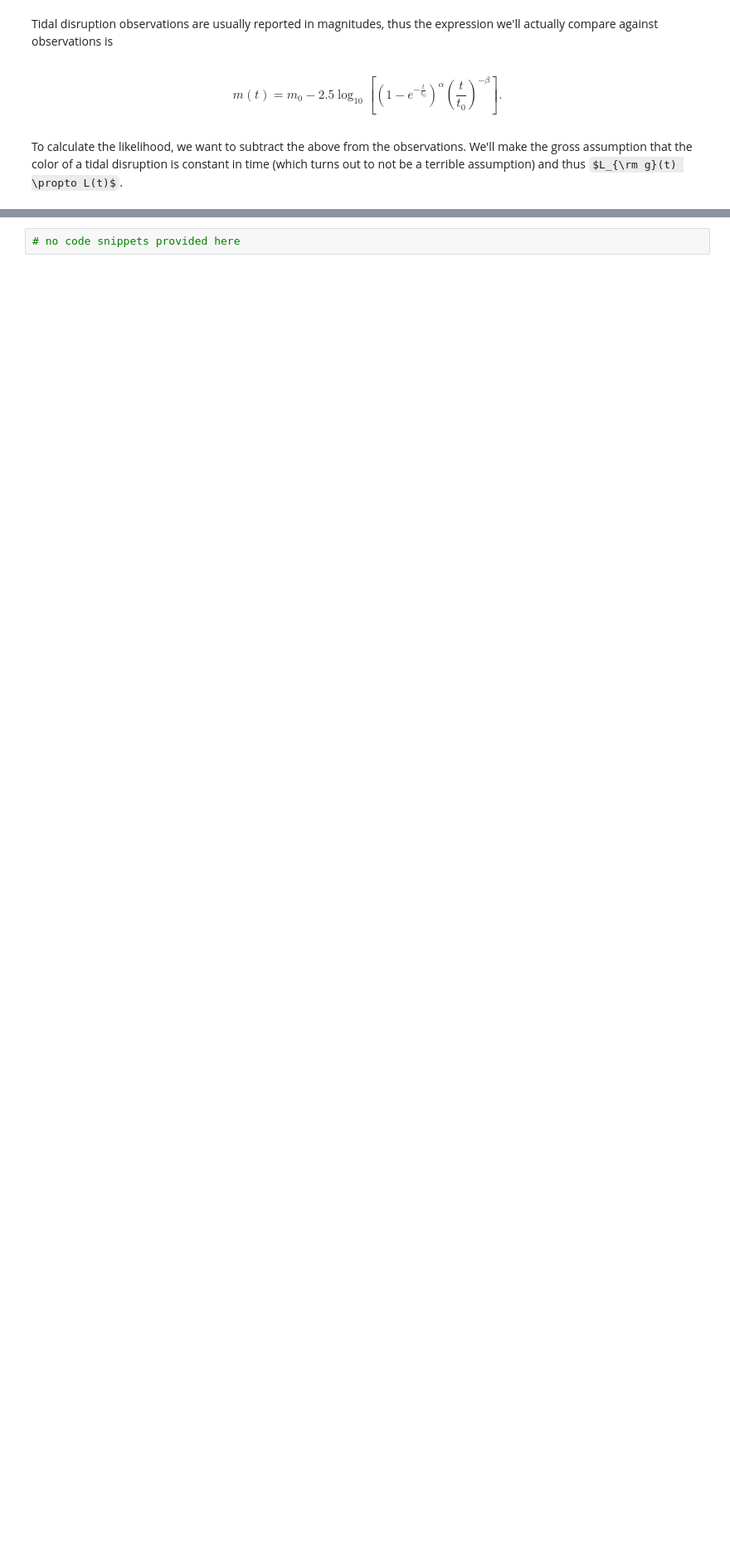
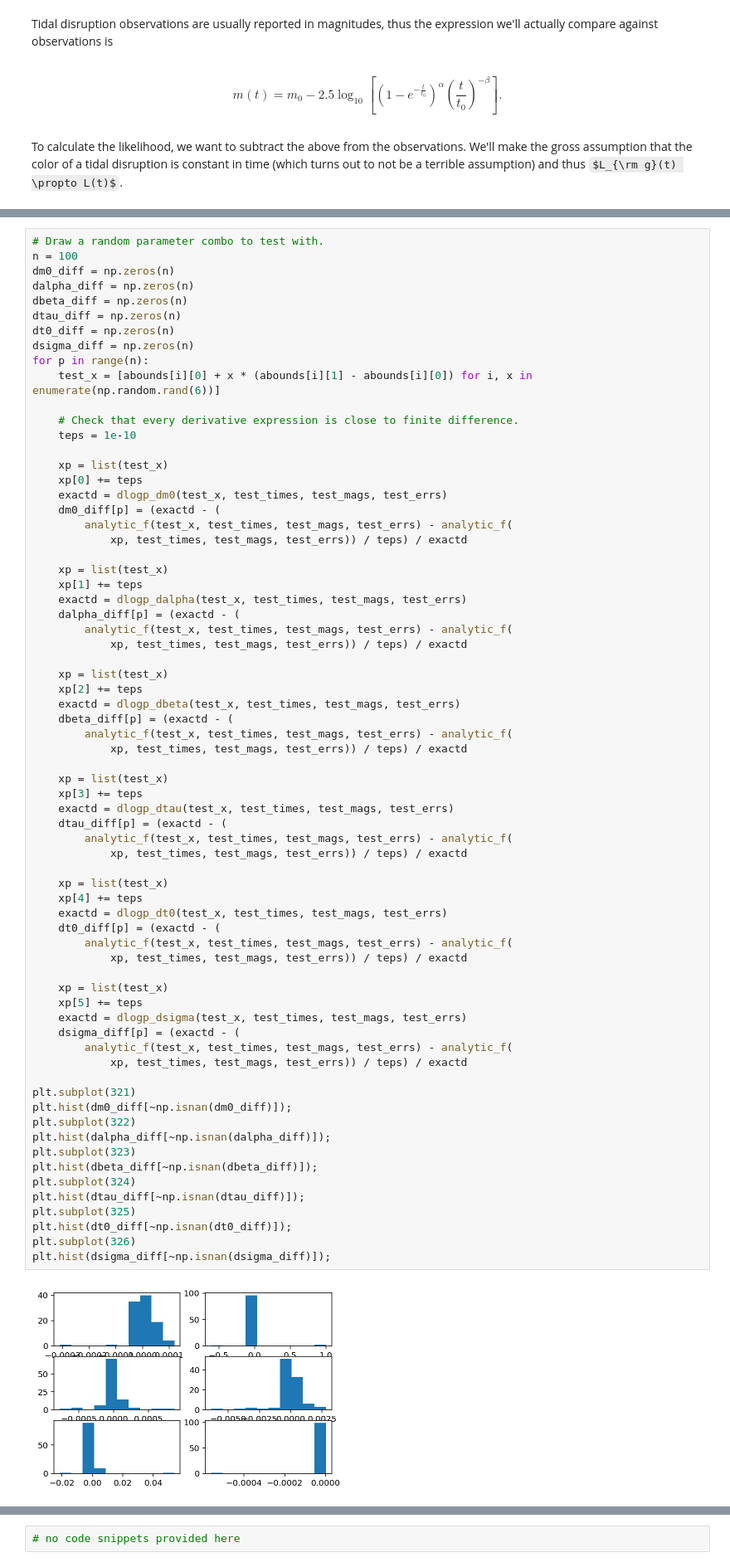
Before and after one commit to guillochon/LSSTC-DSFP, a Jupyter notebook: wk6May18/BuildingBetterModelsSolutions.ipynb, the cells around one changed output, grey strips where cells are left out. Shown at 83% size. Drawn from its saved outputs; the diff is of its cells as text; some formulas as TeX source; blank space fills up the shorter version.

```diff
--- a/wk6May18/BuildingBetterModelsSolutions.ipynb
+++ b/wk6May18/BuildingBetterModelsSolutions.ipynb
@@ -313,0 +310,71 @@ print(dlogp_dsigma(test_x, test_times, test_mags))
+# %%
+# Draw a random parameter combo to test with.
+n = 100
+dm0_diff = np.zeros(n)
+dalpha_diff = np.zeros(n)
+dbeta_diff = np.zeros(n)
+dtau_diff = np.zeros(n)
+dt0_diff = np.zeros(n)
+dsigma_diff = np.zeros(n)
+for p in range(n):
+    test_x = [abounds[i][0] + x * (abounds[i][1] - abounds[i][0]) for i, x in enumerate(np.random.rand(6))]
+
+    # Check that every derivative expression is close to finite difference.
+    teps = 1e-10
+
+    xp = list(test_x)
+    xp[0] += teps
+    exactd = dlogp_dm0(test_x, test_times, test_mags, test_errs)
+    dm0_diff[p] = (exactd - (
+        analytic_f(test_x, test_times, test_mags, test_errs) - analytic_f(
+            xp, test_times, test_mags, test_errs)) / teps) / exactd
+
+    xp = list(test_x)
+    xp[1] += teps
+    exactd = dlogp_dalpha(test_x, test_times, test_mags, test_errs)
+    dalpha_diff[p] = (exactd - (
+        analytic_f(test_x, test_times, test_mags, test_errs) - analytic_f(
+            xp, test_times, test_mags, test_errs)) / teps) / exactd
+
+    xp = list(test_x)
+    xp[2] += teps
+    exactd = dlogp_dbeta(test_x, test_times, test_mags, test_errs)
+    dbeta_diff[p] = (exactd - (
+        analytic_f(test_x, test_times, test_mags, test_errs) - analytic_f(
+            xp, test_times, test_mags, test_errs)) / teps) / exactd
+
+    xp = list(test_x)
+    xp[3] += teps
+    exactd = dlogp_dtau(test_x, test_times, test_mags, test_errs)
+    dtau_diff[p] = (exactd - (
+        analytic_f(test_x, test_times, test_mags, test_errs) - analytic_f(
+            xp, test_times, test_mags, test_errs)) / teps) / exactd
+
+    xp = list(test_x)
+    xp[4] += teps
+    exactd = dlogp_dt0(test_x, test_times, test_mags, test_errs)
+    dt0_diff[p] = (exactd - (
+        analytic_f(test_x, test_times, test_mags, test_errs) - analytic_f(
+            xp, test_times, test_mags, test_errs)) / teps) / exactd
+
+    xp = list(test_x)
+    xp[5] += teps
+    exactd = dlogp_dsigma(test_x, test_times, test_mags, test_errs)
+    dsigma_diff[p] = (exactd - (
+        analytic_f(test_x, test_times, test_mags, test_errs) - analytic_f(
+            xp, test_times, test_mags, test_errs)) / teps) / exactd
+
+plt.subplot(321)
+plt.hist(dm0_diff[~np.isnan(dm0_diff)]);
+plt.subplot(322)
+plt.hist(dalpha_diff[~np.isnan(dalpha_diff)]);
+plt.subplot(323)
+plt.hist(dbeta_diff[~np.isnan(dbeta_diff)]);
+plt.subplot(324)
+plt.hist(dtau_diff[~np.isnan(dtau_diff)]);
+plt.subplot(325)
+plt.hist(dt0_diff[~np.isnan(dt0_diff)]);
+plt.subplot(326)
+plt.hist(dsigma_diff[~np.isnan(dsigma_diff)]);
+# %% [output]
+[figure, added]
```
Also changed, not shown: parts of 34 cells of this notebook.
